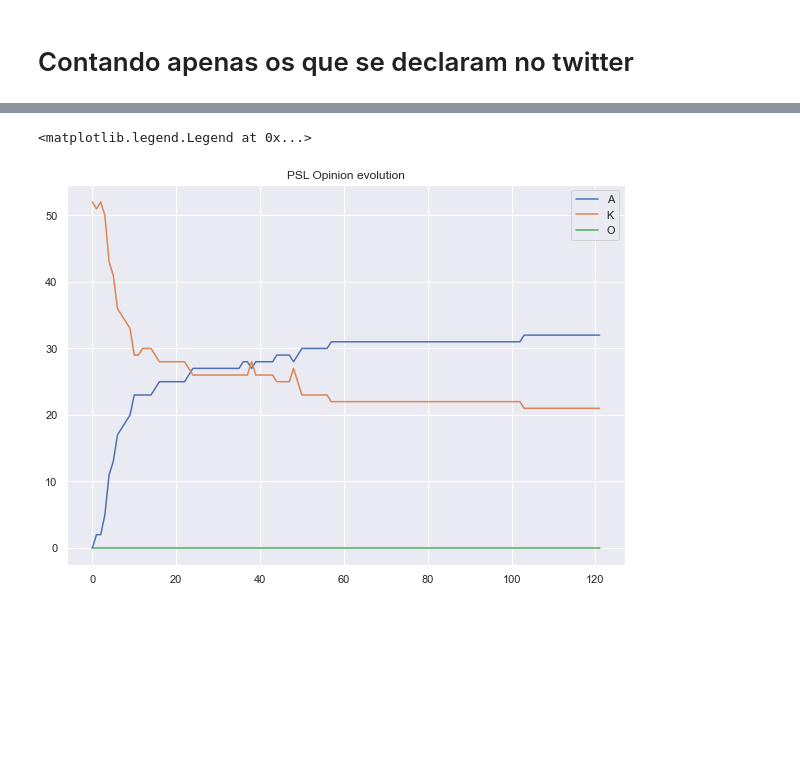
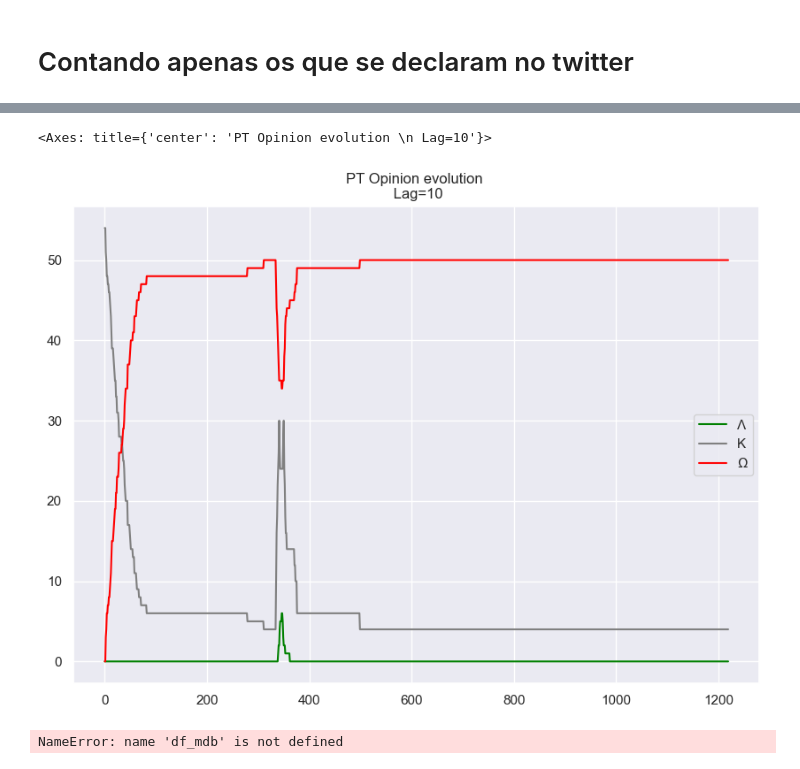
Before and after one commit to htrpch/politcalShit, a Jupyter notebook: ShowModel.ipynb, the cells around one changed output, grey strips where cells are left out. Drawn from its saved outputs; the diff is of its cells as text; code cells hidden in the pictures; blank space fills up the shorter version.

```diff
--- a/ShowModel.ipynb
+++ b/ShowModel.ipynb
@@ -101,11 +86,12 @@ serie_A, serie_K, serie_O = Experimento.serie_temporal_partido('MDB')
-# %%
-serie_A, serie_K, serie_O = Experimento.serie_temporal_partido('PSL')
-plt.figure(figsize=(10,7))
-plt.title('PSL Opinion evolution')
-plt.plot(serie_A, label = 'A')
-plt.plot(serie_K, label = 'K')
-plt.plot(serie_O, label = 'O')
-plt.legend()
-# %% [output]
-<matplotlib.legend.Legend at 0x...>
-[figure, removed]
+# %%
+serie_A, serie_K, serie_O = Experimento.serie_temporal_partido('PT')
+df_pt = pd.concat([pd.DataFrame(x) for x in [serie_A, serie_K, serie_O]],axis=1)
+df_pt.columns = ['Λ','K','Ω']
+df_pt.plot(figsize=(10,7),color=['green', 'gray', 'red'],title='PT Opinion evolution \n Lag=%s'%lag)
+# %% [output]
+<Axes: title={'center': 'PT Opinion evolution \n Lag=10'}>
+[figure, added]
+# %%
+df_mdb.T.sum().T.plot()
+# %% [output]
+NameError: name 'df_mdb' is not defined
```
Also changed, not shown: parts of 21 cells of this notebook.
